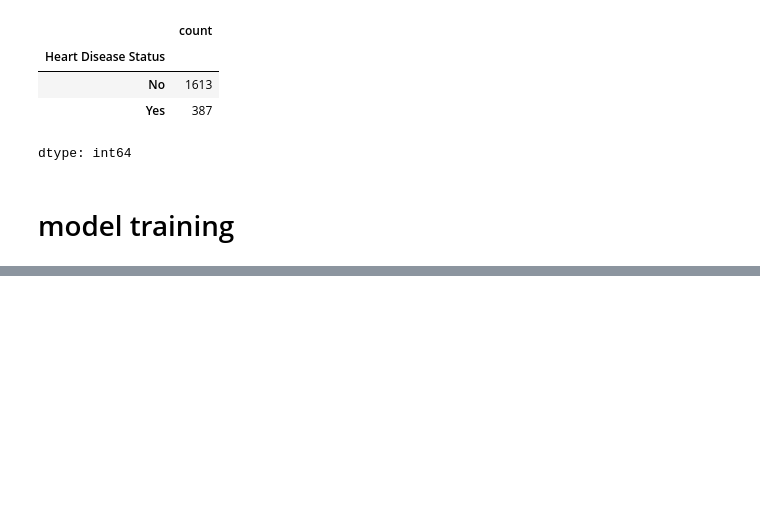
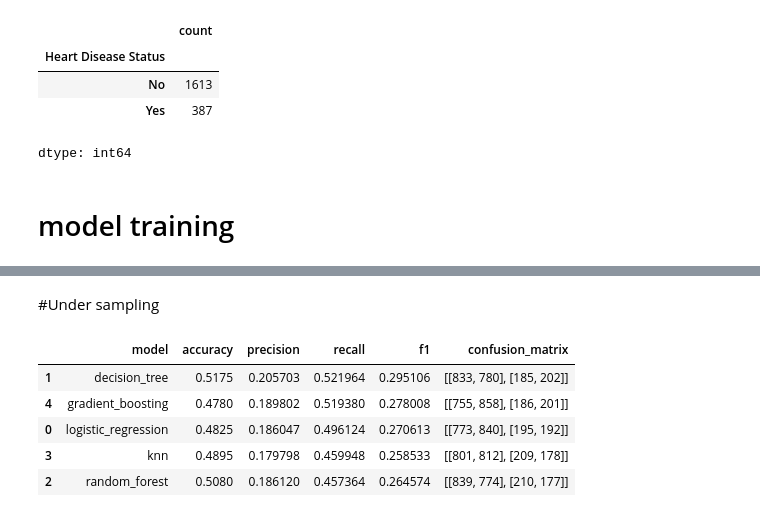
Before and after one commit to SarthoPramanik1075/Machine-Learning-, a Jupyter notebook: Heart_Disease.ipynb, the cells around one changed output, grey strips where cells are left out. Saved outputs shown, nothing was run; the diff lists cells and outputs as text; code cells hidden in the pictures; blank space fills up the shorter version.

```diff
--- a/Heart_Disease.ipynb
+++ b/Heart_Disease.ipynb
@@ -426,0 +384,41 @@ for name, model in models_to_run.items():
+# %% [markdown]
+#Under sampling
+# %%
+from imblearn.pipeline import Pipeline
+from imblearn.under_sampling import RandomUnderSampler
+
+res = []
+
+for name, model in models_to_run.items():
+
+    pipe = Pipeline(steps=[
+        ('preprocessor', preprocessor),
+        ('under', RandomUnderSampler(random_state=42)),
+        ('model', model)
+    ])
+
+    # train
+    pipe.fit(x_train, y_train)
+
+    # predict
+    y_pred = pipe.predict(x_test)
+
+    # evaluation
+    res.append({
+        'model': name,
+        'accuracy': accuracy_score(y_test, y_pred),
+        'precision': precision_score(y_test, y_pred, pos_label='Yes'),
+        'recall': recall_score(y_test, y_pred, pos_label='Yes'),
+        'f1': f1_score(y_test, y_pred, pos_label='Yes'),
+        'confusion_matrix': confusion_matrix(y_test, y_pred)
+    })
+
+result_under = pd.DataFrame(res).sort_values(by='recall', ascending=False)
+result_under
+# %% [output]
+|  | model | accuracy | precision | recall | f1 | confusion_matrix |
+| 1 | decision_tree | 0.5175 | 0.205703 | 0.521964 | 0.295106 | [[833, 780], [185, 202]] |
+| 4 | gradient_boosting | 0.4780 | 0.189802 | 0.519380 | 0.278008 | [[755, 858], [186, 201]] |
+| 0 | logistic_regression | 0.4825 | 0.186047 | 0.496124 | 0.270613 | [[773, 840], [195, 192]] |
+| 3 | knn | 0.4895 | 0.179798 | 0.459948 | 0.258533 | [[801, 812], [209, 178]] |
+| 2 | random_forest | 0.5080 | 0.186120 | 0.457364 | 0.264574 | [[839, 774], [210, 177]] |
```
Also changed, not shown: parts of 11 cells of this notebook.
